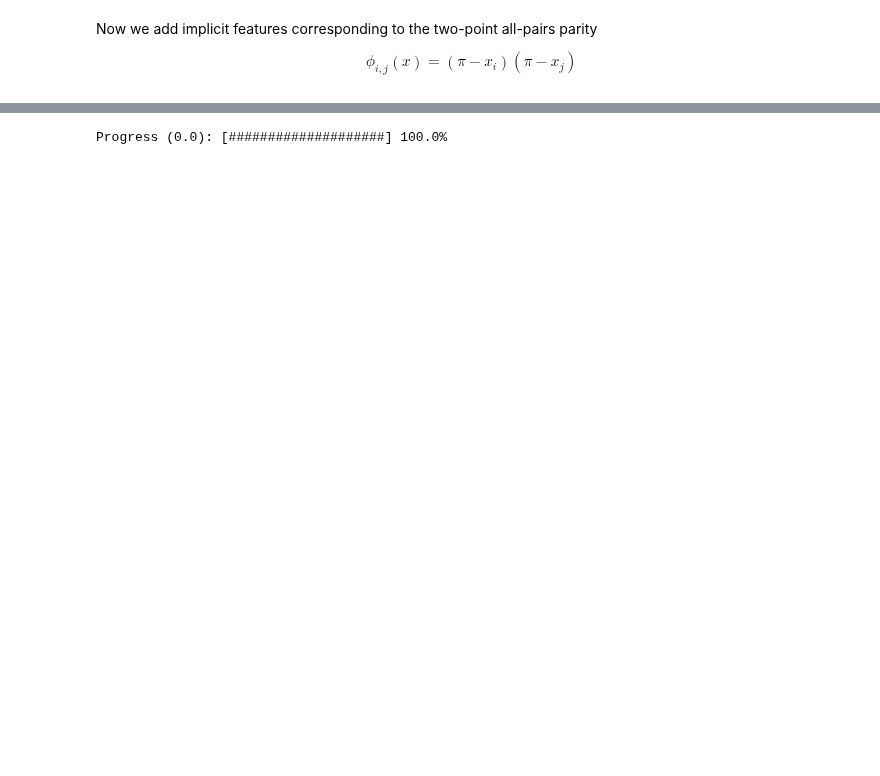
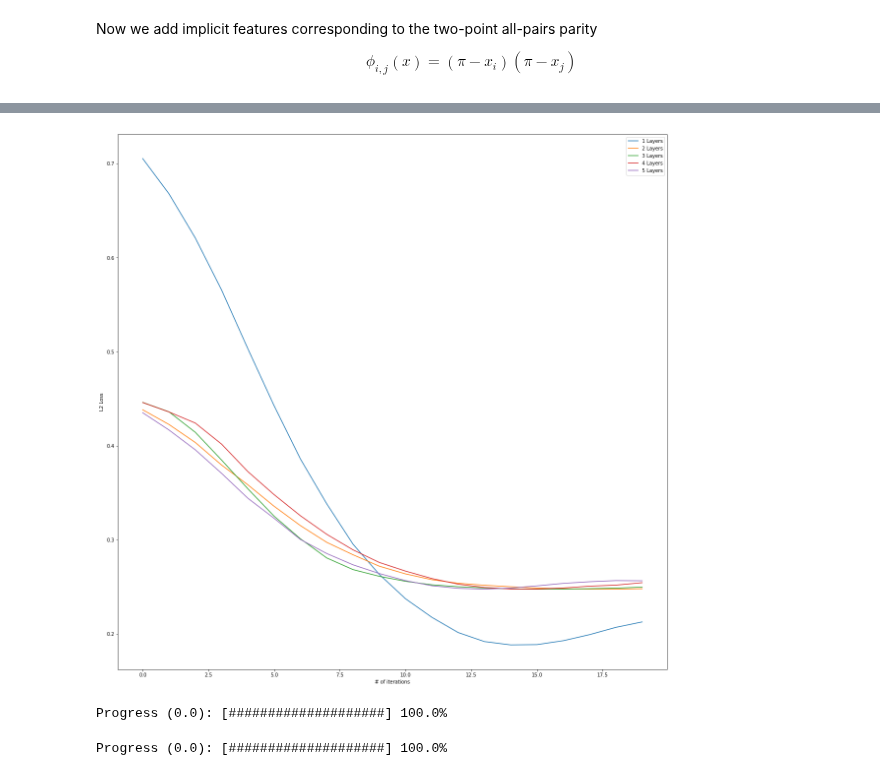
Before and after one commit to farice/Quantum-Supervised-Learning-with-Kernel-Methods, a Jupyter notebook: Shifted Bent Kernel - Practical.ipynb, the cells around one changed output, grey strips where cells are left out. Cells and saved outputs as stored; diff of their text form; code cells hidden in the pictures; blank space fills up the shorter version.

```diff
--- a/Shifted Bent Kernel - Practical.ipynb
+++ b/Shifted Bent Kernel - Practical.ipynb
@@ -200,44 +199,48 @@ var_init = (0.01 * np.random.randn(num_layers, num_qubits, 3), 0.0)
 # %%
-num_iterations = 30
+num_iterations = 20
 
-def train_and_test(X, Y, X_train, Y_train, X_test, Y_test):
+def train_and_test(X, Y):
     opt = NesterovMomentumOptimizer(0.01)
     batch_size = 5
+    var_init = (0.01 * np.random.randn(layers, N, 3), 0.0)
 
     # train the variational classifier
     var = var_init
 
-    test_accuracies = []
+    min_cost = 100.
+    min_cost_var = []
+
     train_accuracies = []
     costs = []
     for it in range(num_iterations):
 
         # Update the weights by one optimizer step
         batch_index = np.random.randint(0, num_train, (batch_size, ))
-        X_train_batch = X_train[batch_index]
-        Y_train_batch = Y_train[batch_index]
+        X_train_batch = X[batch_index]
+        Y_train_batch = Y[batch_index]
         var = opt.step(lambda v: cost(v, X_train_batch, Y_train_batch), var)
         #print("Var: ", var)
 
         # Compute predictions on train and validation set
-        predictions_train = [np.sign(variational_classifier(var, f)) for f in X_train]
-        predictions_test = [np.sign(variational_classifier(var, f)) for f in X_test]
+        predictions_train = [np.sign(variational_classifier(var, f)) for f in X]
 
         # Compute accuracy on train and validation set
-        acc_train = accuracy(Y_train, predictions_train)
-        acc_test = accuracy(Y_test, predictions_test)
+        acc_train = accuracy(Y, predictions_train)
 
         # Compute cost on all samples
         c = cost(var, X, Y)
 
+        if c < min_cost:
+            min_cost = c
+            min_cost_var = var
+
         costs.append(c)
-        test_accuracies.append(acc_test)
         train_accuracies.append(acc_train)
 
-        print("Iter: {:5d} | Cost: {:0.7f} | Acc train: {:0.7f} | Acc validation: {:0.7f} "
-              "".format(it+1, c, acc_train, acc_test))
+        print("Iter: {:5d} | Cost: {:0.7f} | Acc train: {:0.7f} "
+              "".format(it+1, c, acc_train))
 
-    return train_accuracies, test_accuracies, costs, var
+    return train_accuracies, costs, min_cost_var
 # %%
 from scipy.special import comb
 
@@ -292,3 +338,19 @@ Iter:    10 | Cost: 0.1035169 | Acc train: 0.6250000 | Acc validation: 1.0000000
+# %%
+%matplotlib inline
+
+plt.figure(figsize=(20,20))
+
+for i, l in enumerate(num_layers):
+    plt.plot(layers_costs[i], '-', label='%i Layers' % l)
+
+plt.xlabel('# of iterations')
+plt.ylabel('L2 Loss')
+plt.legend(loc='best')
+
+#plt.tight_layout()
+plt.show()
+# %% [output]
+[figure, added]
 # %%
 var1 = [np.array([[[-0.01453474, -0.12898417, -0.02433007],
         [-0.00569958, -0.09413766,  0.00802958]],
@@ -320,6 +382,38 @@ def update_progress(progress, gamma):
     clear_output(wait = True)
     text = "Progress ({2}): [{0}] {1:.1f}%".format( "#" * block + "-" * (bar_length - block), progress * 100, gamma)
     print(text)
+# %%
+#score = gam_train_accuracies[0][-1]
+print(layers_vars)
+
+x_min = y_min = 0
+x_max = y_max = np.pi
+h = 0.1  # step size in the mesh
+
+cm = plt.cm.RdBu
+
+xx, yy = np.meshgrid(np.arange(x_min, x_max, h),
+                         np.arange(y_min, y_max, h))
+
+grid = np.c_[xx.ravel(), yy.ravel()]
+
+Z_dict = {}
+
+for idx, l in enumerate(num_layers):
+    Z = np.array([])
+
+    for i, f in enumerate(grid):
+        feat = np.append(f, (np.pi - f[0])*(np.pi - f[1]))
+        Z = np.append(Z, np.sign(variational_classifier(layers_vars[idx], feat)))
+        update_progress(i / len(grid), l)
+
+    update_progress(1, l)
+    Z = Z.reshape(xx.shape)
+    Z_dict[l] = Z
+
+update_progress(1, 0.0)
+# %% [output]
+Progress (0.0): [####################] 100.0%
 # %%
 #score = gam_train_accuracies[0][-1]
 print(gam_vars)
```
Also changed, not shown: parts of 10 cells of this notebook, 2 other files.
